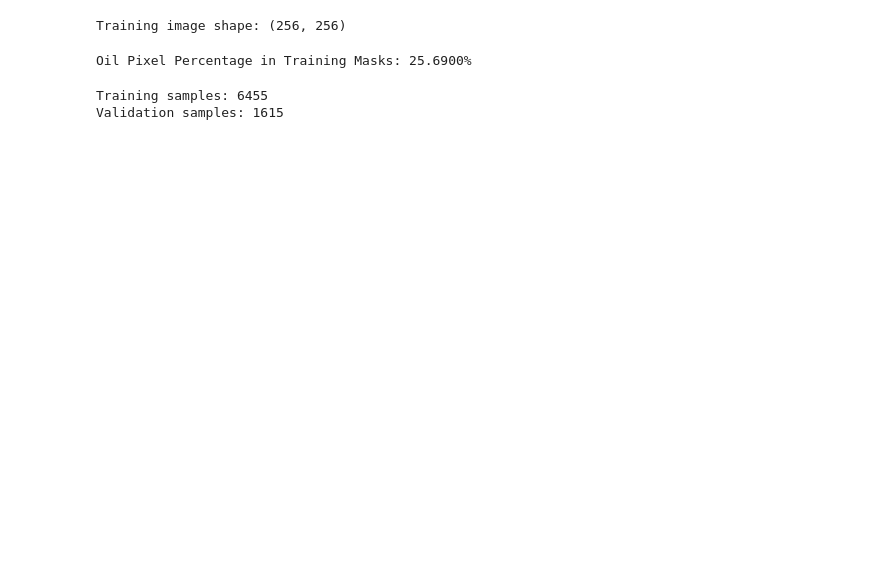
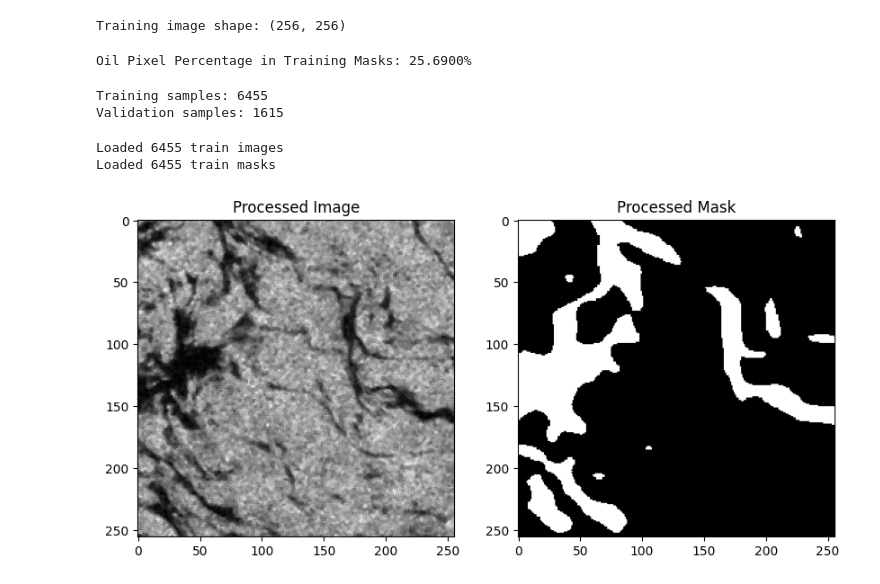
Before and after one commit to piyush-ranjan2005/Oil_Spill_Detection-, a Jupyter notebook: ProjectEDA.ipynb, the cells around one changed output. Cells and saved outputs as stored; diff of their text form; code cells hidden in the pictures; blank space fills up the shorter version.

```diff
--- a/ProjectEDA.ipynb
+++ b/ProjectEDA.ipynb
@@ -236,0 +244,9 @@ Validation samples: 1615
+# %%
+train_images = sorted(glob("/content/dataset/images/train/*.png"))
+train_masks  = sorted(glob("/content/dataset/masks/train/*.png"))
+
+print("Loaded", len(train_images), "train images")
+print("Loaded", len(train_masks),  "train masks")
+# %% [output]
+Loaded 6455 train images
+Loaded 6455 train masks
@@ -236,0 +307,21 @@ Validation samples: 1615
+# %%
+import random
+
+sample = random.choice(glob("/content/processed/train/images/*.npy"))
+
+img = np.load(sample)
+mask = np.load(sample.replace("images", "masks"))
+
+plt.figure(figsize=(10,5))
+
+plt.subplot(1,2,1)
+plt.imshow(img, cmap='gray')
+plt.title("Processed Image")
+
+plt.subplot(1,2,2)
+plt.imshow(mask, cmap='gray')
+plt.title("Processed Mask")
+
+plt.show()
+# %% [output]
+[figure, added]
```
Also changed, not shown: parts of 13 cells of this notebook.
